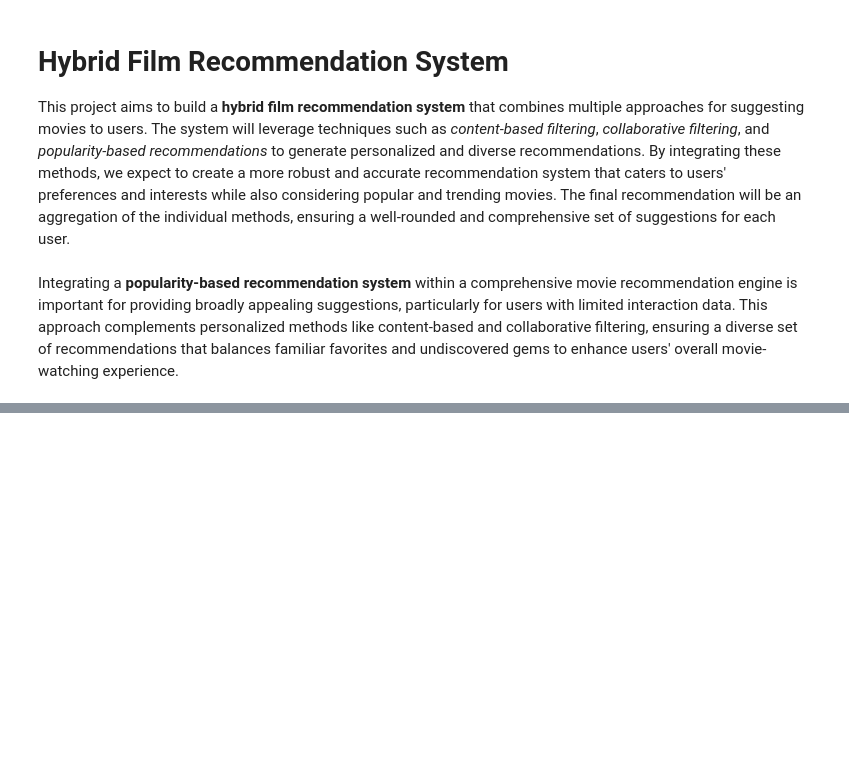
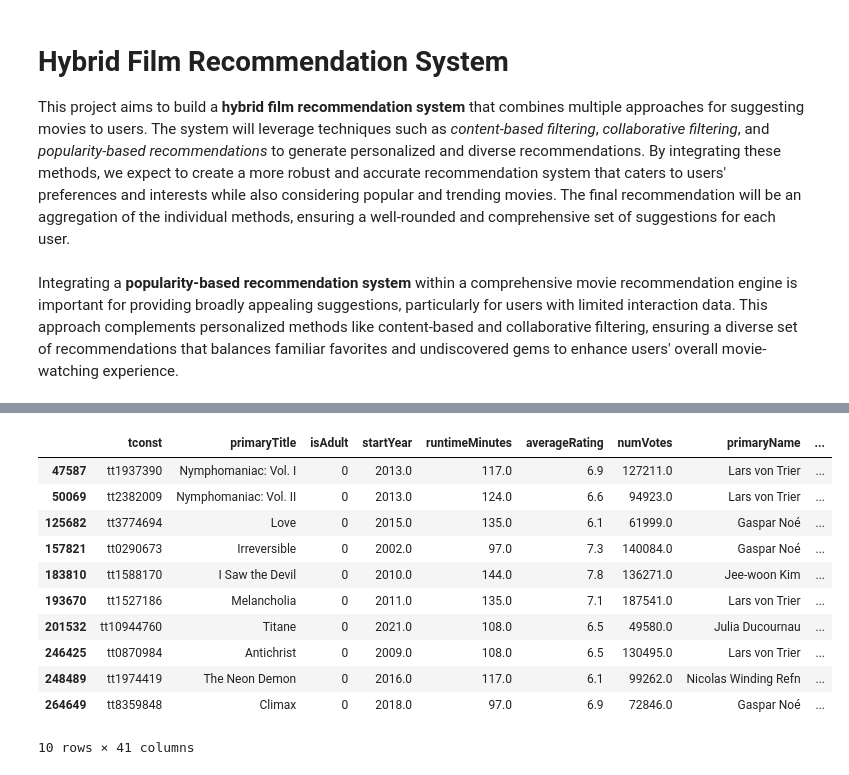
Before and after one commit to mantasbertas/film_recommendation_system, a Jupyter notebook: film_recommendation_system.ipynb, the cells around one changed output, grey strips where cells are left out. Cells and saved outputs as stored; diff of their text form; code cells hidden in the pictures; blank space fills up the shorter version.

```diff
--- a/film_recommendation_system.ipynb
+++ b/film_recommendation_system.ipynb
@@ -44,0 +215,10 @@ movie_data_with_popularity.head(10)
+# %%
+def compute_movie_similarity(user_movie_matrix):
+    user_movie_matrix_filled = user_movie_matrix.fillna(0)   # cant be empty to calculate cosine similary
+    return cosine_similarity(user_movie_matrix_filled.T)
+# %%
+def get_top_similar_movies(movie_id, user_movie_matrix, similarity_matrix, n=10):
+    movie_idx = user_movie_matrix.columns.get_loc(movie_id)
+    similar_movie_indices = np.argsort(similarity_matrix[movie_idx])[::-1][1:n+1]
+    similar_movie_ids = [user_movie_matrix.columns[i] for i in similar_movie_indices]
+    return similar_movie_ids
@@ -44,0 +243,2 @@ movie_data_with_popularity.head(10)
+# %%
+test2 = compute_movie_similarity(test)
@@ -44,0 +258,18 @@ movie_data_with_popularity.head(10)
+# %%
+test3 = get_top_similar_movies('tt1191111', test, test2)
+top_similar_movies_idx = test3.index
+recommended_movies = movie_data[movie_data['tconst'].isin(test3)]
+recommended_movies
+# %% [output]
+|  | tconst | primaryTitle | isAdult | startYear | runtimeMinutes | averageRating | numVotes | primaryName | ... |
+| 47587 | tt1937390 | Nymphomaniac: Vol. I | 0 | 2013.0 | 117.0 | 6.9 | 127211.0 | Lars von Trier | ... |
+| 50069 | tt2382009 | Nymphomaniac: Vol. II | 0 | 2013.0 | 124.0 | 6.6 | 94923.0 | Lars von Trier | ... |
+| 125682 | tt3774694 | Love | 0 | 2015.0 | 135.0 | 6.1 | 61999.0 | Gaspar Noé | ... |
+| 157821 | tt0290673 | Irreversible | 0 | 2002.0 | 97.0 | 7.3 | 140084.0 | Gaspar Noé | ... |
+| 183810 | tt1588170 | I Saw the Devil | 0 | 2010.0 | 144.0 | 7.8 | 136271.0 | Jee-woon Kim | ... |
+| 193670 | tt1527186 | Melancholia | 0 | 2011.0 | 135.0 | 7.1 | 187541.0 | Lars von Trier | ... |
+| 201532 | tt10944760 | Titane | 0 | 2021.0 | 108.0 | 6.5 | 49580.0 | Julia Ducournau | ... |
+| 246425 | tt0870984 | Antichrist | 0 | 2009.0 | 108.0 | 6.5 | 130495.0 | Lars von Trier | ... |
+| 248489 | tt1974419 | The Neon Demon | 0 | 2016.0 | 117.0 | 6.1 | 99262.0 | Nicolas Winding Refn | ... |
+| 264649 | tt8359848 | Climax | 0 | 2018.0 | 97.0 | 6.9 | 72846.0 | Gaspar Noé | ... |
+10 rows × 41 columns
```
Also changed, not shown: parts of 20 cells of this notebook, 3 other files.
